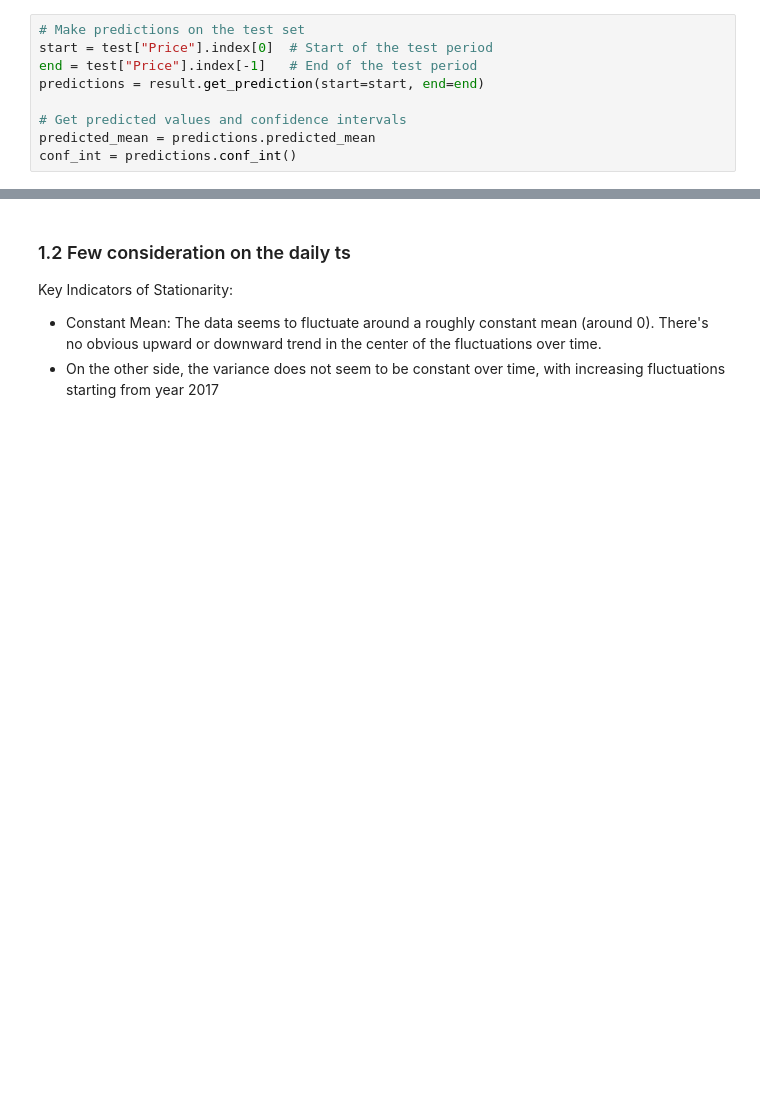
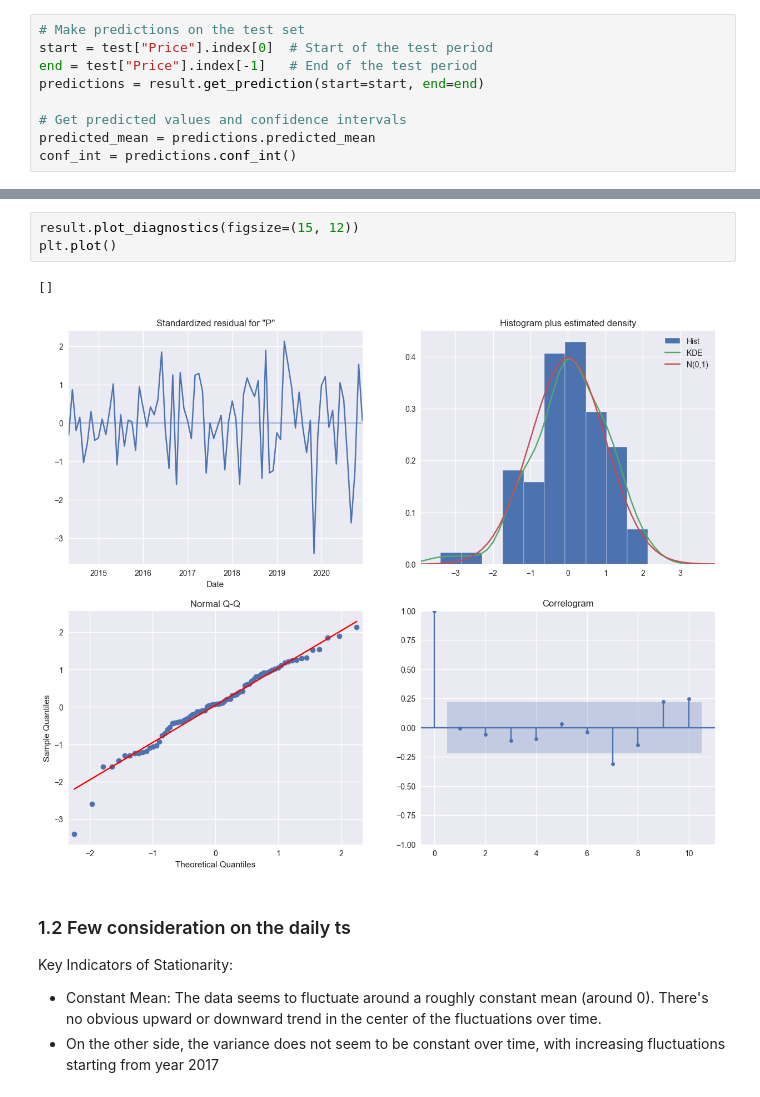
Before and after one commit to MatteoMazzon/expana_job_interview, a Jupyter notebook: assignment_expana_01.ipynb, the cells around one changed output, grey strips where cells are left out. Drawn from its saved outputs; the diff is of its cells as text; blank space fills up the shorter version.

```diff
--- a/assignment_expana_01.ipynb
+++ b/assignment_expana_01.ipynb
@@ -261,3 +242,9 @@ plt.show()
+# %%
+result.plot_diagnostics(figsize=(15, 12))
+plt.plot()
+# %% [output]
+[]
+[figure, added]
 # %% [markdown]
 ### 1.2 Few consideration on the daily ts
 
```
Also changed, not shown: parts of 41 cells of this notebook.
